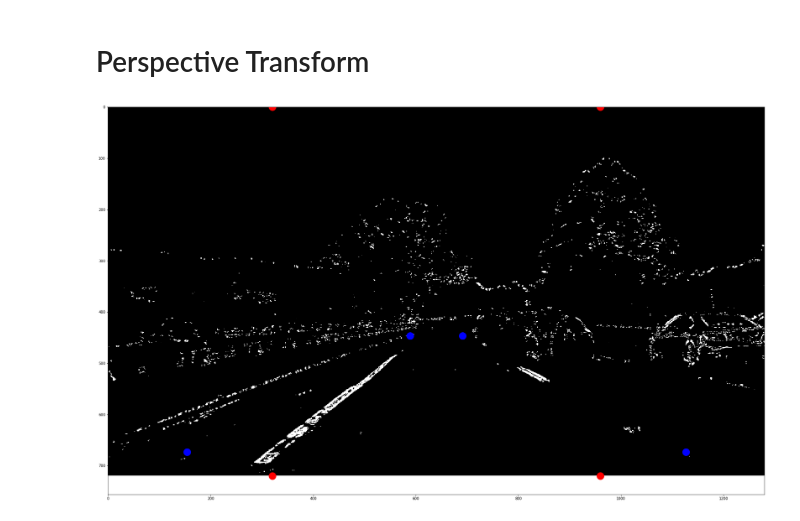
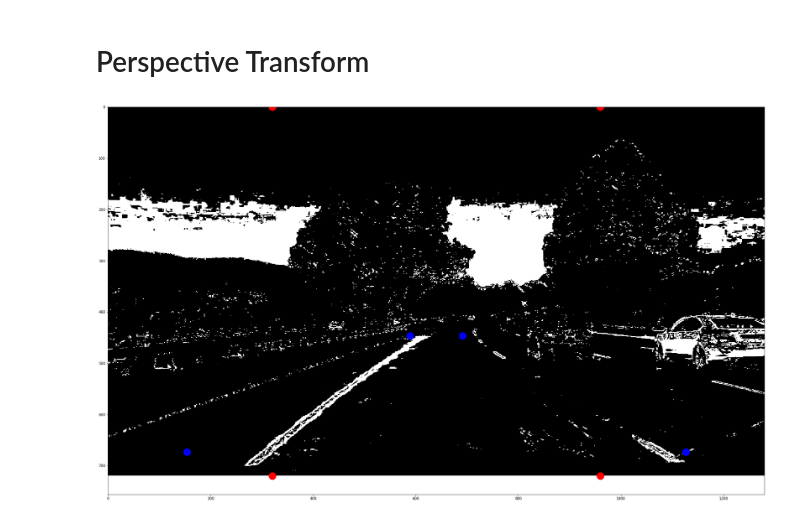
Before and after one commit to muhabdulhaq/advanced-lane-line-tracking, a Jupyter notebook: Advanced-Lane-Line-Tracking.ipynb, the cells around one changed output. Cells and saved outputs as stored; diff of their text form; code cells hidden in the pictures.

```diff
--- a/Advanced-Lane-Line-Tracking.ipynb
+++ b/Advanced-Lane-Line-Tracking.ipynb
@@ -214,4 +208,10 @@ v_max = 255
 # %%
+### Parameters to tune
+s_min = 200
+s_max = 255
+v_min = 215
+v_max = 255
+
 def color_transform(img):
     ''' Takes an RGB image, converts it to HSV and HLS, and uses thresholds to remove non-lane pixels
     '''
@@ -227,7 +227,7 @@ def color_transform(img):
     v_binary[(v_channel > v_min) & (v_channel < v_max)] = 1
 
     out = np.zeros_like(s_channel)
-    out[(s_binary == 1) & (v_binary == 1)] = 1
+    out[(s_binary == 1) | (v_binary == 1)] = 1
     return out
 # %%
 PATH = Path('./test_images/')
@@ -290,46 +290,46 @@ plt.tight_layout()
 # %% [markdown]
 # Perspective Transform
 # %%
-img = mpimg.imread('./test_images/test4.jpg')
+img = mpimg.imread('./test_images/test1.jpg')
 # img = mpimg.imread('./test_images/test_lanes.png')
 # img = cv2.cvtColor(img, cv2.COLOR_RGB2GRAY) # Using mpimg.imread
 img = calibrate_image(img)
 img = gradient_plus_color_transform(img)
 w,h = img.shape[::-1] # Width x Height instead of Height x Width
 
 fig, ax = plt.subplots(figsize=(40, 20))
 ax.imshow(img, cmap='gray')
 
 # img_size = (img.shape[1], img.shape[0])
 # h = img_size[0]
 # w = img_size[1]
 
 offset = w*.25
 dst = np.float32(
-[[offset,0],
-[w-offset, 0],
-[w-offset, h],
-[offset, h]])
+[[w*.25,0], # Top left
+[w*.75, 0], # Top right
+[w*.25, h], # Bottom left
+[w*.75, h]]) # Bottom right
 
 ## Stealing from youtube...
 mid_width = 0.08
 bot_width = 0.76
 height_pct = .62
 bottom_trim = 0.935
 
 top_left =  (w*(0.5-mid_width/2), h*height_pct)
 top_right = (w*(0.5+mid_width/2), h*height_pct)
 bottom_left =  (w*(0.5-bot_width/2), h*bottom_trim)
 bottom_right = (w*(0.5+bot_width/2), h*bottom_trim)
 
-src = np.float32([top_left, top_right, bottom_right, bottom_left])
+src = np.float32([top_left, top_right, bottom_left, bottom_right])
 for pt in src:
     plt.plot(*pt,'bo',markersize=20)
 
 for pt in dst:
     plt.plot(*pt,'ro',markersize=20)
 # %% [output]
-[figure, old version]
+[figure, new version]
 # %%
 M = cv2.getPerspectiveTransform(src, dst)
 Minv = cv2.getPerspectiveTransform(dst, src)
```
Also changed, not shown: parts of 6 cells of this notebook.
